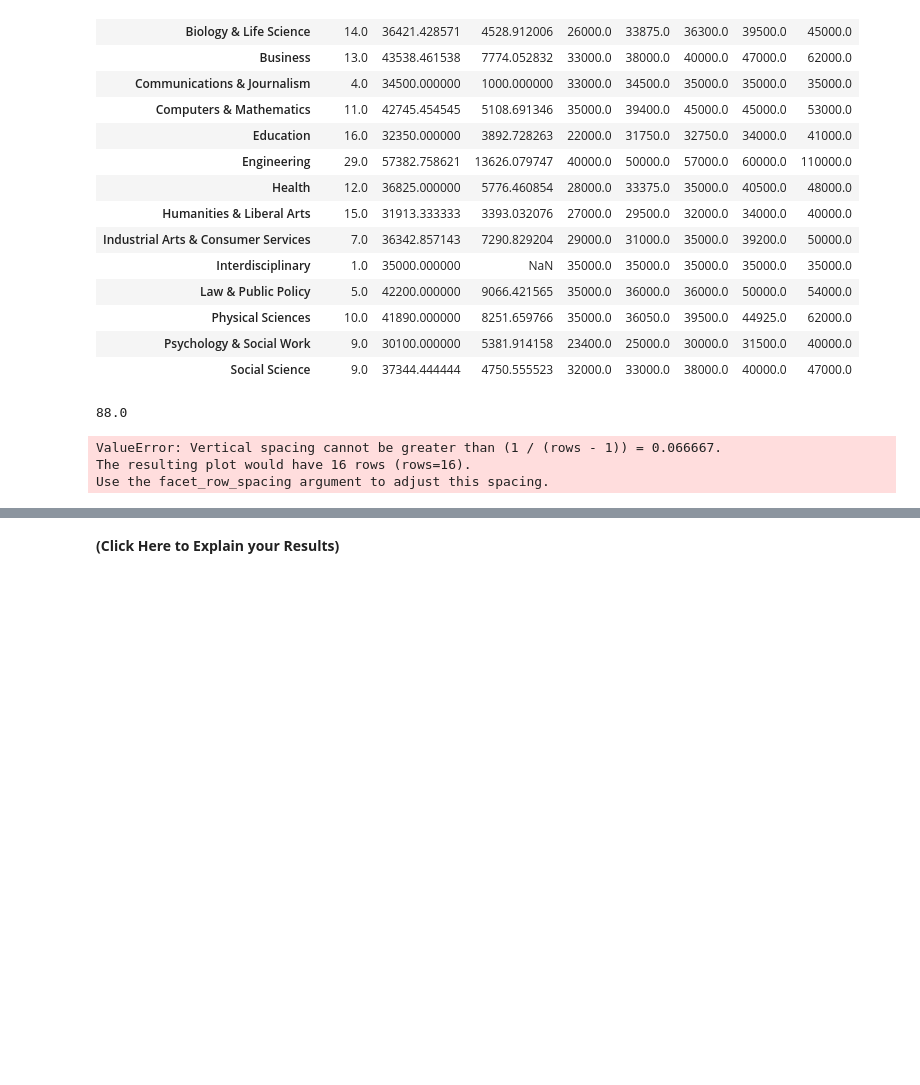
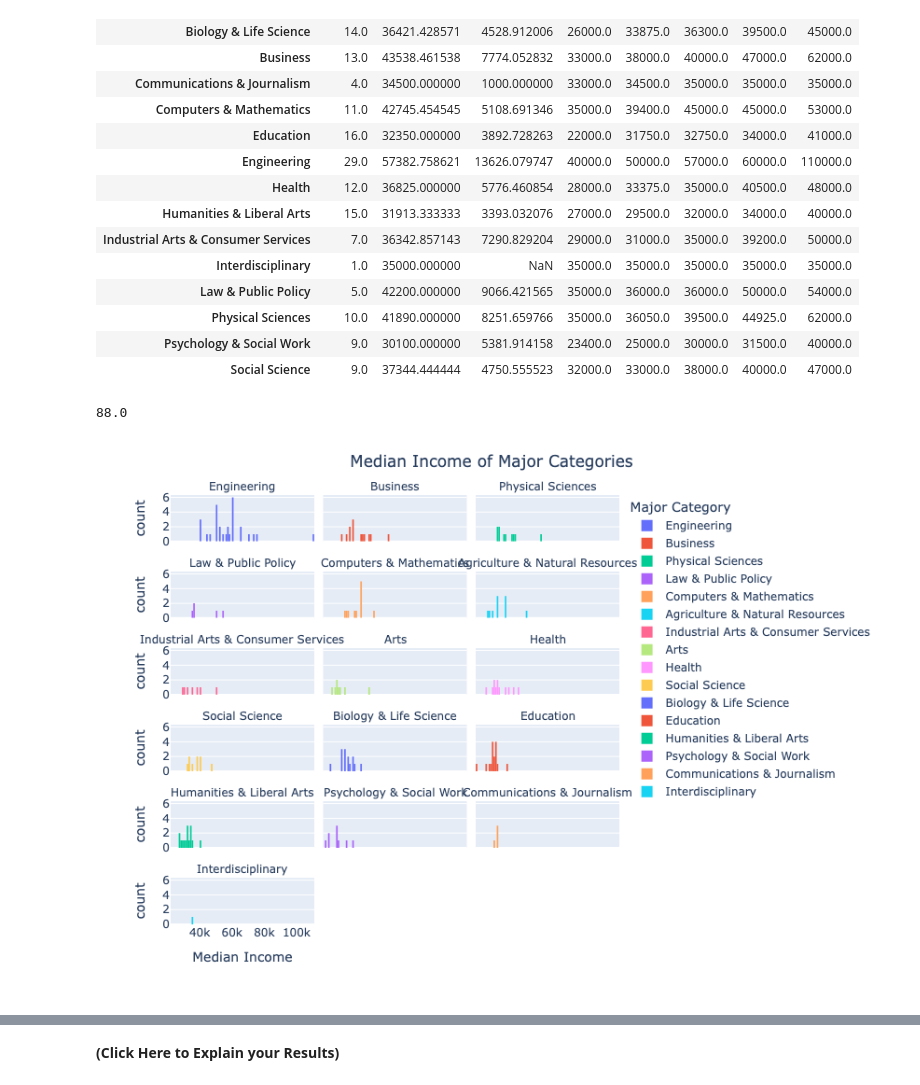
Before and after one commit to sophiamagcale/Day7, a Jupyter notebook: Day7-HW.ipynb, the cells around one changed output, grey strips where cells are left out. Drawn from its saved outputs; the diff is of its cells as text; code cells hidden in the pictures; blank space fills up the shorter version.

```diff
--- a/Day7-HW.ipynb
+++ b/Day7-HW.ipynb
@@ -348,26 +351,24 @@ print(nbins)
 # %%
 fig = px.histogram(DF_raw,
                    nbins=88,
                    x='Median',
                    facet_col='Major_category',
-                   facet_col_wrap=1,
+                   facet_col_wrap=3,
                    color='Major_category')
 
 # This just makes the labels look a bit nicer
 fig.for_each_annotation(lambda a: a.update(text=a.text.split("=")[-1]))
 
 
 fig.update_layout(bargap=0.02,
                   title='Median Income of Major Categories',
                   title_x=0.5,
                   xaxis_title="Median Income",
                   legend_title="Major Category",
                 autosize=False,
                   width=800,
                   height=600)
 
 fig.show()
 # %% [output]
-ValueError: Vertical spacing cannot be greater than (1 / (rows - 1)) = 0.066667.
-The resulting plot would have 16 rows (rows=16).
-Use the facet_row_spacing argument to adjust this spacing.
+[figure, added]
```
Also changed, not shown: parts of 10 cells of this notebook.
